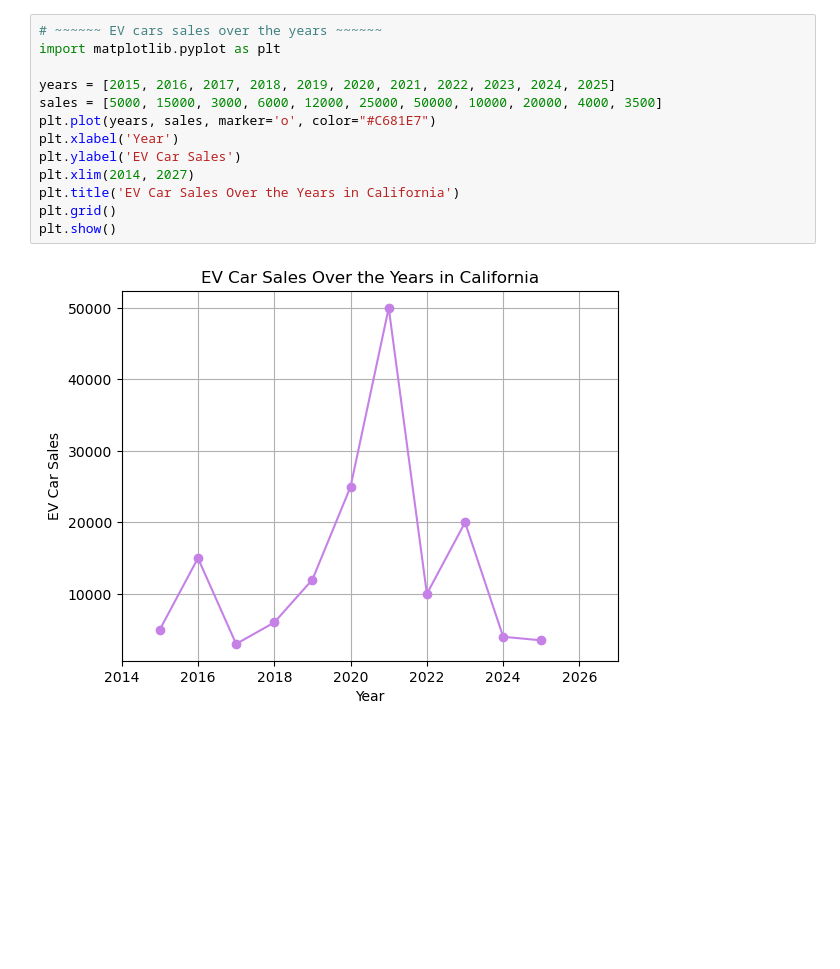
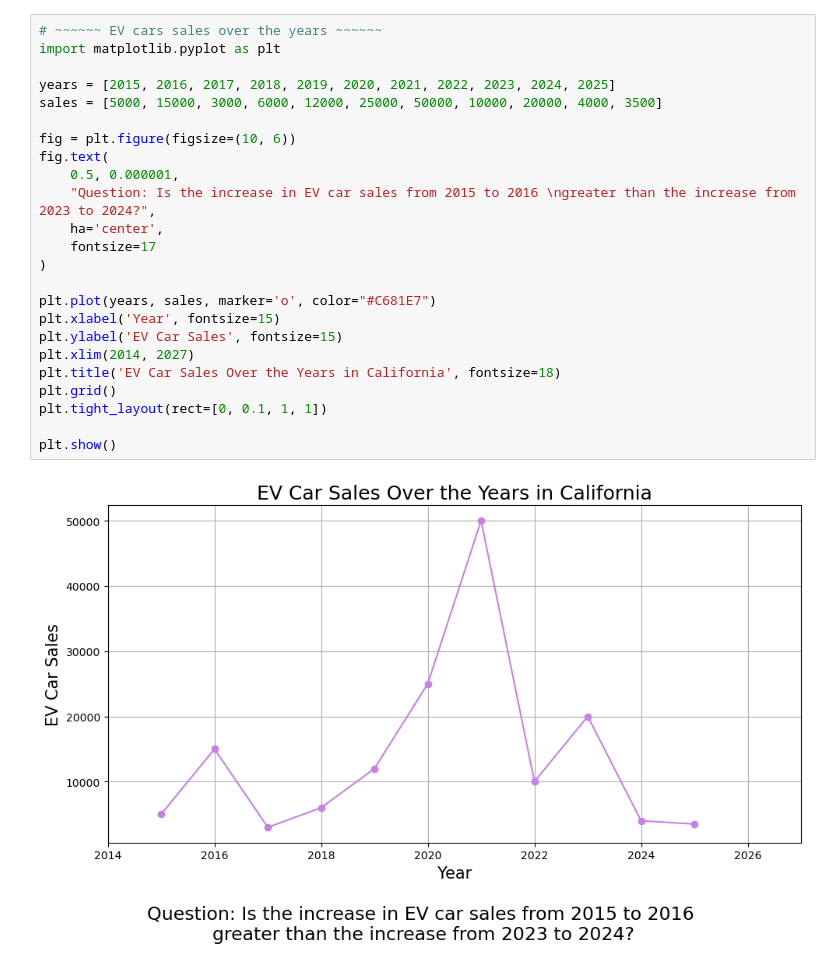
Before and after one commit to Youcheng9/Data-Visualization-Project-1, a Jupyter notebook: data2.ipynb, the cells around one changed output. Saved outputs shown, nothing was run; the diff lists cells and outputs as text; blank space fills up the shorter version.

```diff
--- a/data2.ipynb
+++ b/data2.ipynb
@@ -1,17 +1,28 @@
 # %%
 # ~~~~~~ EV cars sales over the years ~~~~~~
 import matplotlib.pyplot as plt
 
 years = [2015, 2016, 2017, 2018, 2019, 2020, 2021, 2022, 2023, 2024, 2025]
 sales = [5000, 15000, 3000, 6000, 12000, 25000, 50000, 10000, 20000, 4000, 3500]
+
+fig = plt.figure(figsize=(10, 6))
+fig.text(
+    0.5, 0.000001,
+    "Question: Is the increase in EV car sales from 2015 to 2016 \ngreater than the increase from 2023 to 2024?",
+    ha='center',
+    fontsize=17
+)
+
 plt.plot(years, sales, marker='o', color="#C681E7")
-plt.xlabel('Year')
-plt.ylabel('EV Car Sales')
+plt.xlabel('Year', fontsize=15)
+plt.ylabel('EV Car Sales', fontsize=15)
 plt.xlim(2014, 2027)
-plt.title('EV Car Sales Over the Years in California')
+plt.title('EV Car Sales Over the Years in California', fontsize=18)
 plt.grid()
+plt.tight_layout(rect=[0, 0.1, 1, 1])
+
 plt.show()
 # %% [output]
-[figure, old version]
+[figure, new version]
 # %%
 # ~~~~~~ Bubble Chart ~~~~~~
```
Also changed, not shown: parts of 1 cell of this notebook, 6 other files.
